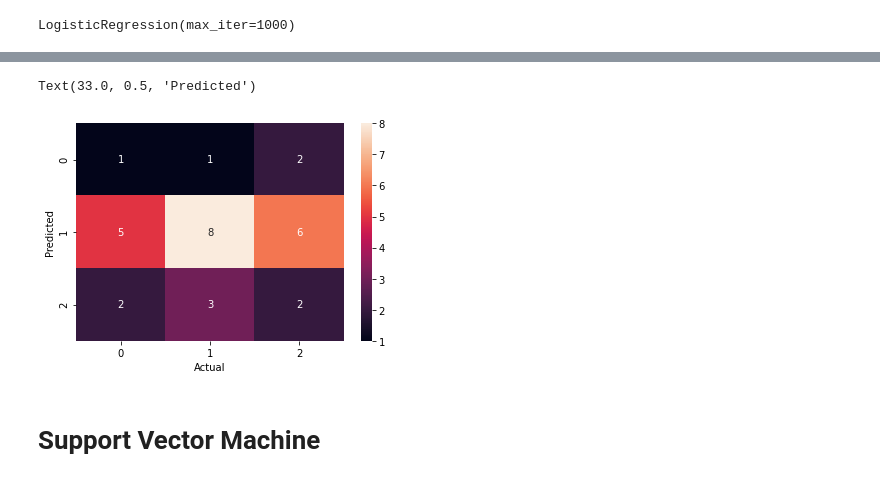
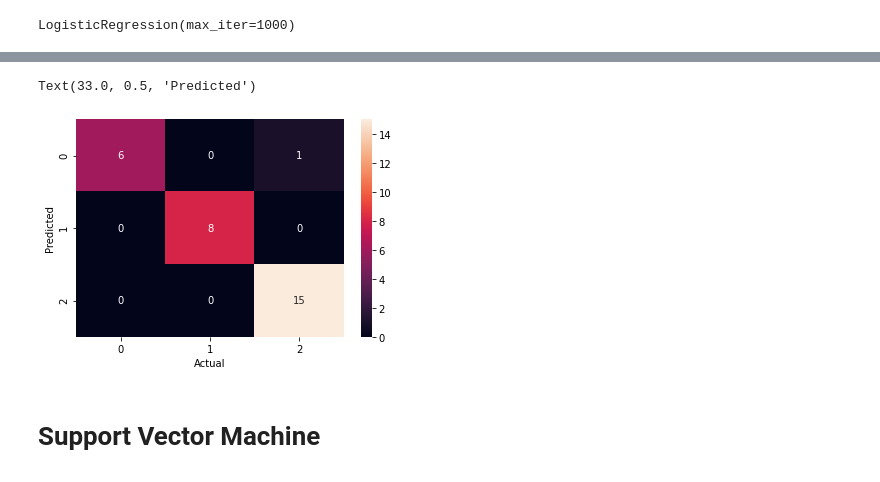
Before and after one commit to stevahnes/ntuc-ml-adv-analytics, a Jupyter notebook: k-means-and-classify.ipynb, the cells around one changed output, grey strips where cells are left out. Cells and saved outputs as stored; diff of their text form; code cells hidden in the pictures.

```diff
--- a/k-means-and-classify.ipynb
+++ b/k-means-and-classify.ipynb
@@ -102,12 +102,12 @@ Accuracy:  1.0
 # %%
-conf_mat = metrics.confusion_matrix(y_test, y_pred)
+conf_mat = metrics.confusion_matrix(y_test, y_pred_log_reg)
 import seaborn as sns
 sns.heatmap(conf_mat.T, annot=True) # .T means .transpose; without transpose the x- and y- label will be flipped :)
 plt.xlabel('Actual')
 plt.ylabel('Predicted')
 # %% [output]
 Text(33.0, 0.5, 'Predicted')
-[figure, old version]
+[figure, new version]
 # %% [markdown]
 # Support Vector Machine
 # %%
```
Also changed, not shown: parts of 3 cells of this notebook, 1 other file.
